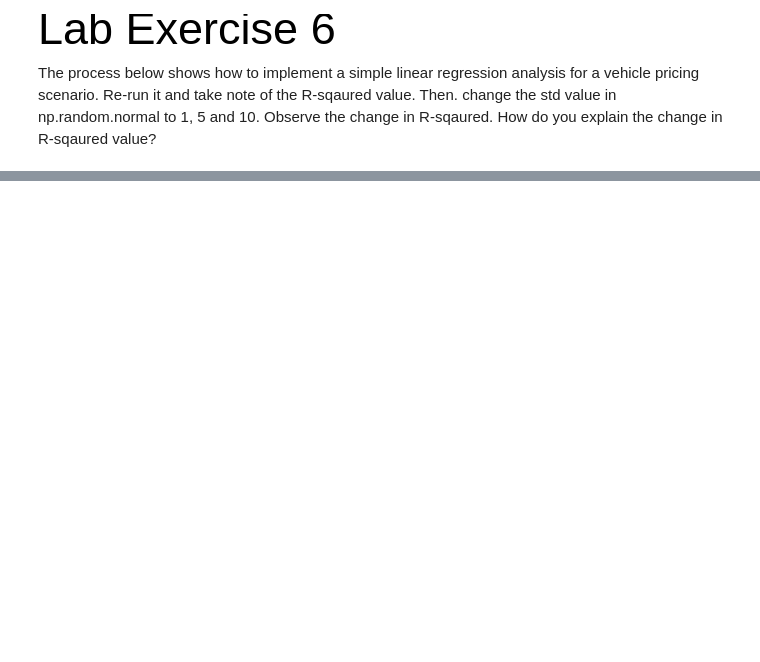
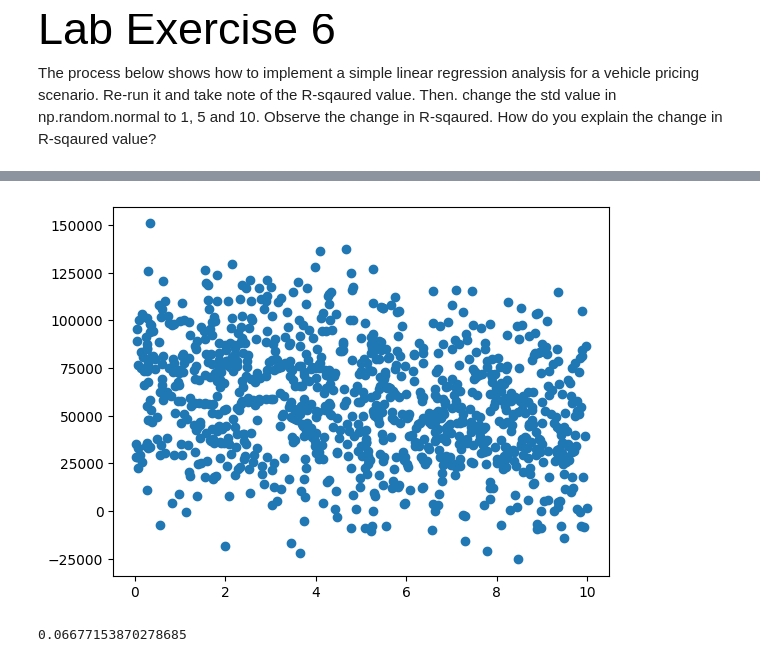
Before and after one commit to carul17/carul17-GBC_AMML_Lab1, a Jupyter notebook: Lab Exercise 5.ipynb, the cells around one changed output, grey strips where cells are left out. Cells and saved outputs as stored; diff of their text form; code cells hidden in the pictures; blank space fills up the shorter version.

```diff
--- a/Lab Exercise 5.ipynb
+++ b/Lab Exercise 5.ipynb
@@ -25,0 +43,17 @@ reg.score(vehicle_age, vehicle_price)
+# %%
+# With std = 10
+vehicle_age = np.random.uniform(0,10,1000)
+vehicle_price = 70000 - (vehicle_age + np.random.normal(0, 10, 1000)) * 3000
+
+vehicle_age = vehicle_age.reshape(-1, 1)  #reshape for single feature, use (1,-1) for single sample
+vehicle_price = vehicle_price.reshape(-1, 1)
+
+plt.scatter(vehicle_age, vehicle_price)
+plt.show()
+# %% [output]
+[figure, added]
+# %%
+reg = LinearRegression().fit(vehicle_age, vehicle_price)
+reg.score(vehicle_age, vehicle_price)
+# %% [output]
+0.06677153870278685
```
Also changed, not shown: parts of 5 cells of this notebook, 7 other files.
